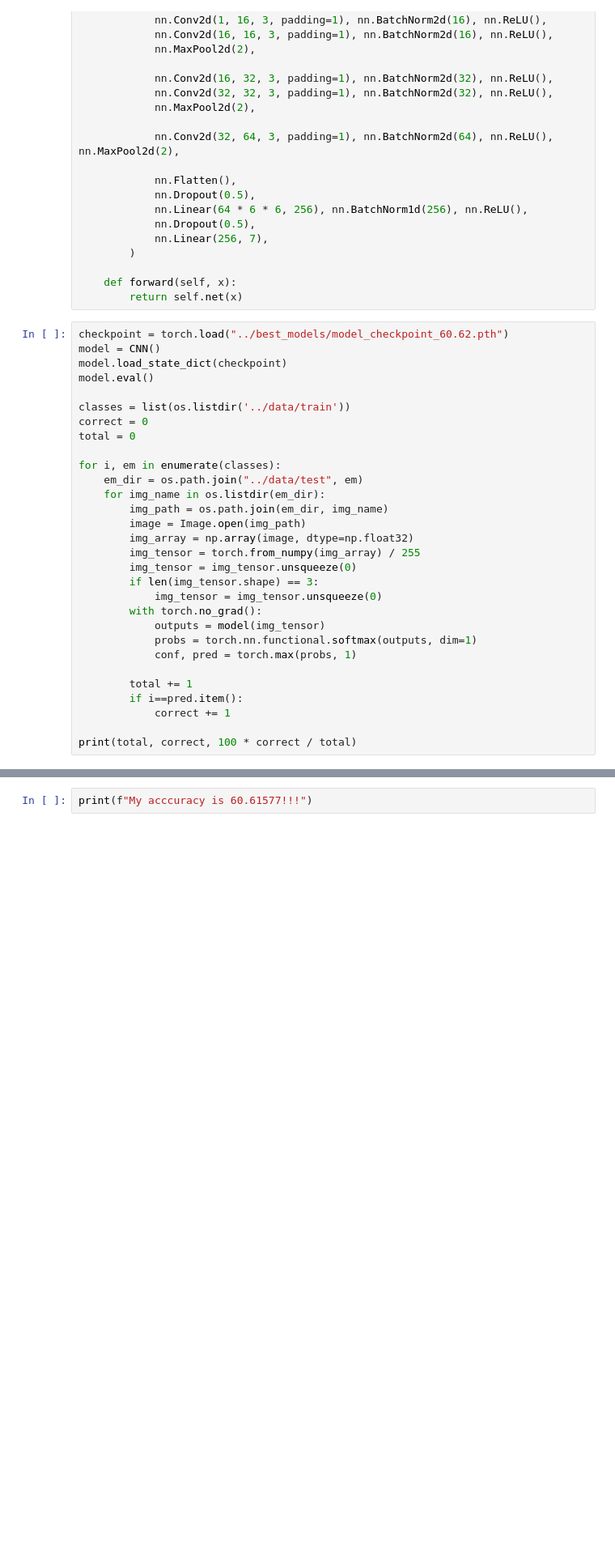
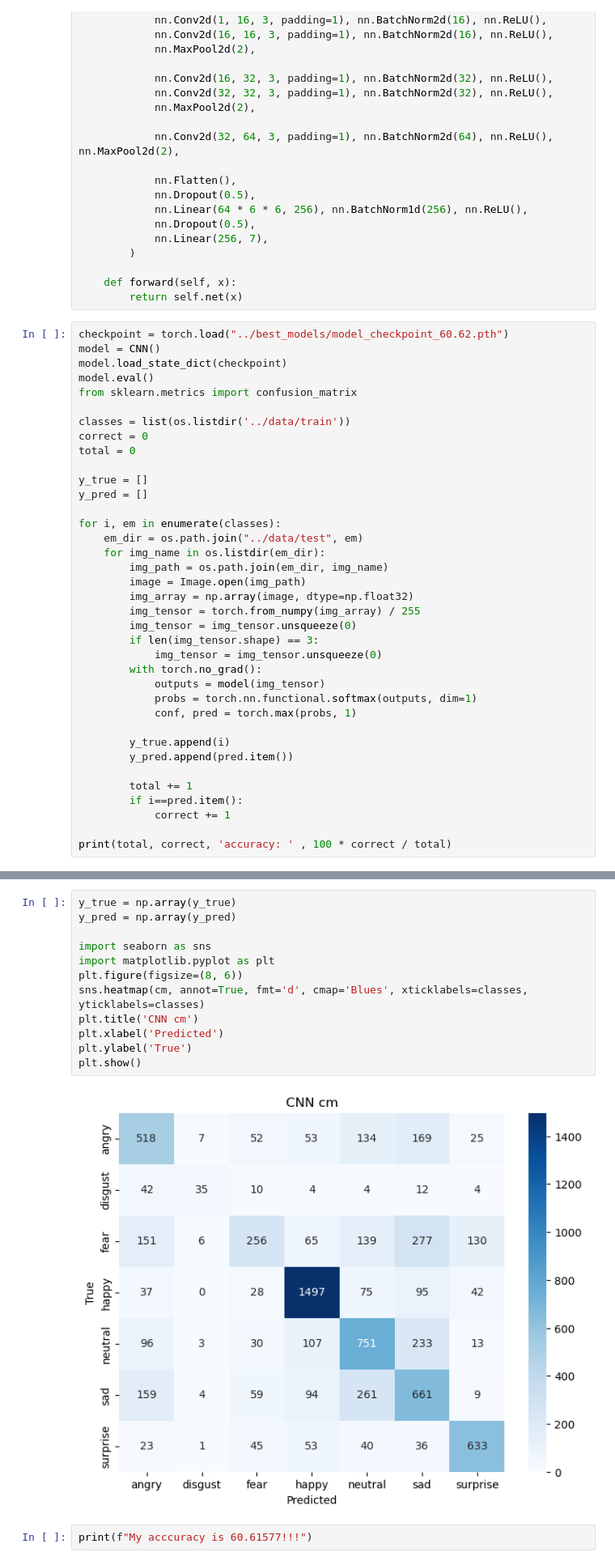
Before and after one commit to Elizabet0/emotionss, a Jupyter notebook: notebook/CNN_testing.ipynb, the cells around one changed output, grey strips where cells are left out. Shown at 81% size. Cells and saved outputs as stored; diff of their text form; blank space fills up the shorter version.

```diff
--- a/notebook/CNN_testing.ipynb
+++ b/notebook/CNN_testing.ipynb
@@ -33,10 +33,14 @@ checkpoint = torch.load("../best_models/model_checkpoint_60.62.pth")
 model = CNN()
 model.load_state_dict(checkpoint)
 model.eval()
+from sklearn.metrics import confusion_matrix
 
 classes = list(os.listdir('../data/train'))
 correct = 0
 total = 0
+
+y_true = []
+y_pred = []
 
 for i, em in enumerate(classes):
     em_dir = os.path.join("../data/test", em)
@@ -53,9 +57,12 @@ for i, em in enumerate(classes):
             probs = torch.nn.functional.softmax(outputs, dim=1)
             conf, pred = torch.max(probs, 1)
 
+        y_true.append(i)
+        y_pred.append(pred.item())
+
         total += 1
         if i==pred.item():
             correct += 1
 
-print(total, correct, 100 * correct / total)
+print(total, correct, 'accuracy: ' , 100 * correct / total)
 # %% [output]
@@ -63,3 +70,17 @@ print(total, correct, 100 * correct / total)
+# %%
+y_true = np.array(y_true)
+y_pred = np.array(y_pred)
+
+import seaborn as sns
+import matplotlib.pyplot as plt
+plt.figure(figsize=(8, 6))
+sns.heatmap(cm, annot=True, fmt='d', cmap='Blues', xticklabels=classes, yticklabels=classes)
+plt.title('CNN cm')
+plt.xlabel('Predicted')
+plt.ylabel('True')
+plt.show()
+# %% [output]
+[figure, added]
 # %%
 print(f"My acccuracy is 60.61577!!!")
 # %% [output]
```
Also changed, not shown: parts of 1 cell of this notebook, 10 other files.
